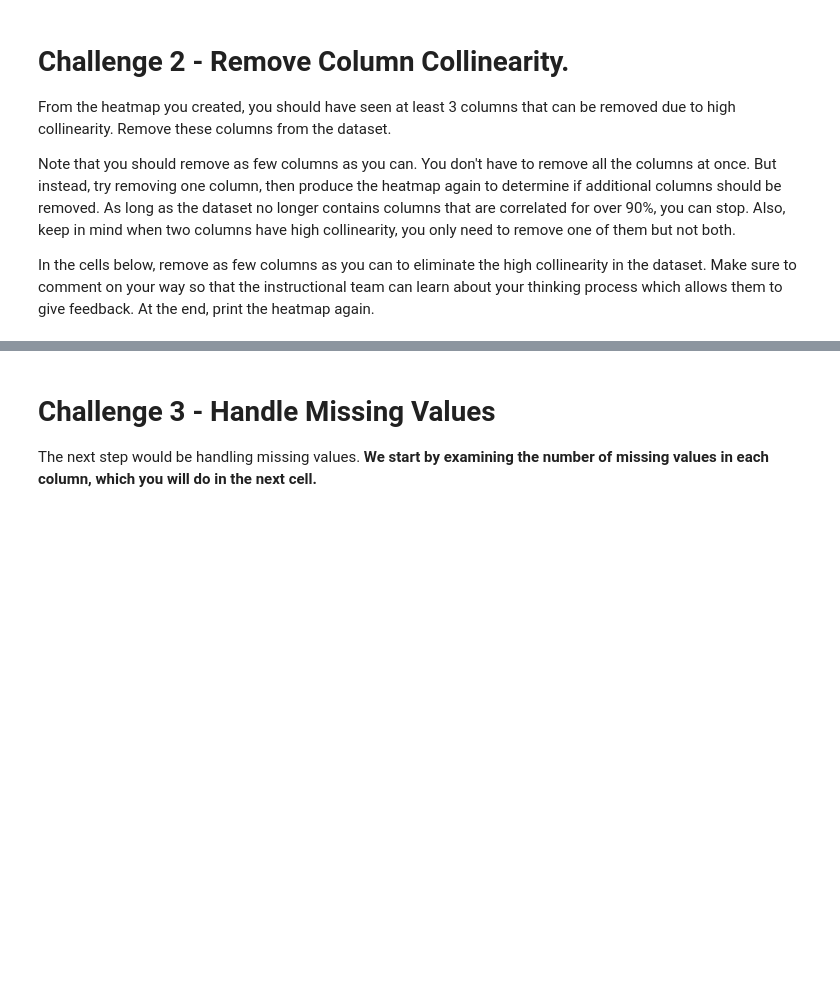
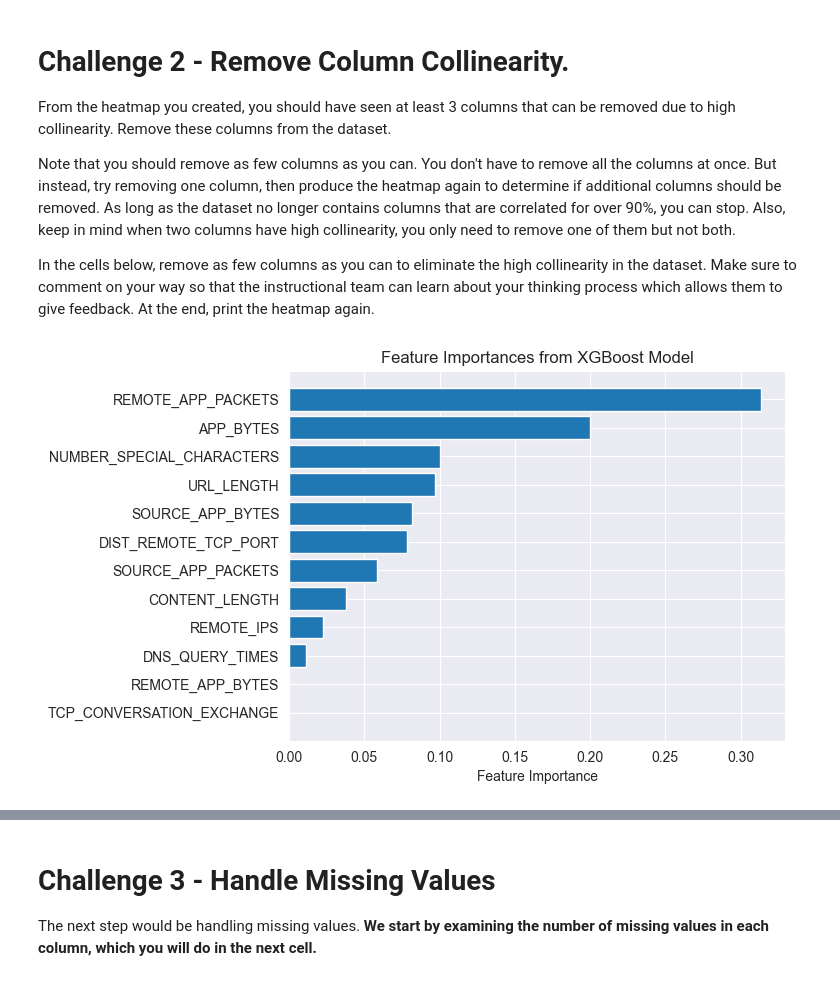
Before and after one commit to ironhack-labs/lab-supervised-learning-en, a Jupyter notebook: your-code/main.ipynb, the cells around one changed output, grey strips where cells are left out. Drawn from its saved outputs; the diff is of its cells as text; code cells hidden in the pictures; blank space fills up the shorter version.

```diff
--- a/your-code/main.ipynb
+++ b/your-code/main.ipynb
@@ -245,0 +206,22 @@ In the cells below, remove as few columns as you can to eliminate the high colli
+# %%
+#Note: Instead of removing columns with colinearity, we will instead remove columns based on how much importance they have to the target value. For this we will use the information gathered via the XGBoost analysis above.
+#1. Remove *App Packets*: XGBoost analysis shows it has no importance for our target value. To keep the original data (websites) intact, I will remove the columns from our filtered database, which is website_features.
+
+websites_features = websites_features.drop('APP_PACKETS', axis=1)
+# %%
+#2. Check new feature importance analysis. I need to redefine X to adjust to the new data in websites_features
+X = websites_features.drop('Type', axis=1)
+y = websites.Type
+
+model.fit(X, y)
+
+sort_idx = model.feature_importances_.argsort()
+importances = model.feature_importances_[sort_idx]
+feature_names = X.columns if hasattr(X, 'columns') else range(X.shape[1])
+
+plt.barh(feature_names[sort_idx], importances)
+plt.xlabel("Feature Importance")
+plt.title("Feature Importances from XGBoost Model")
+plt.show()
+# %% [output]
+[figure, added]
```
Also changed, not shown: parts of 62 cells of this notebook.
